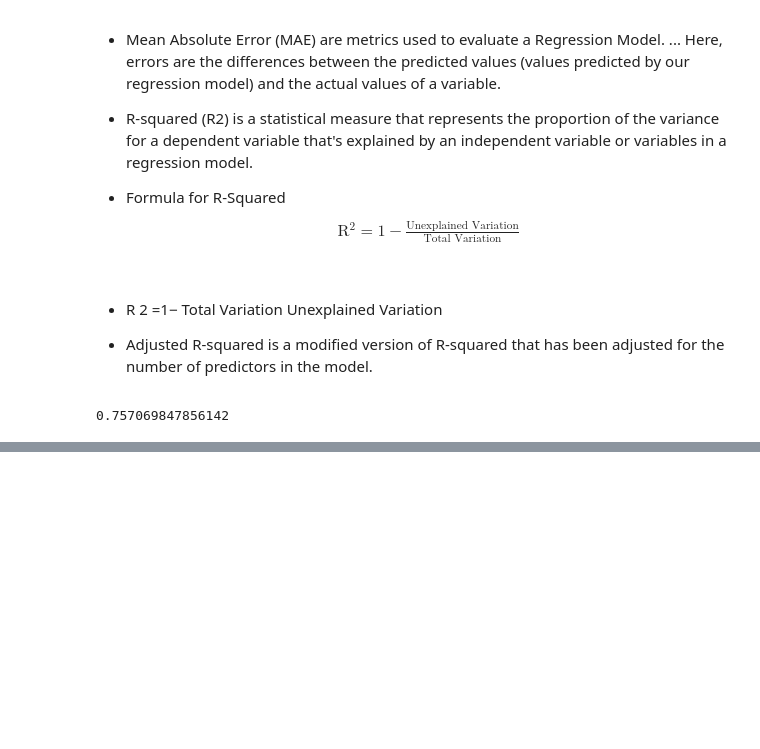
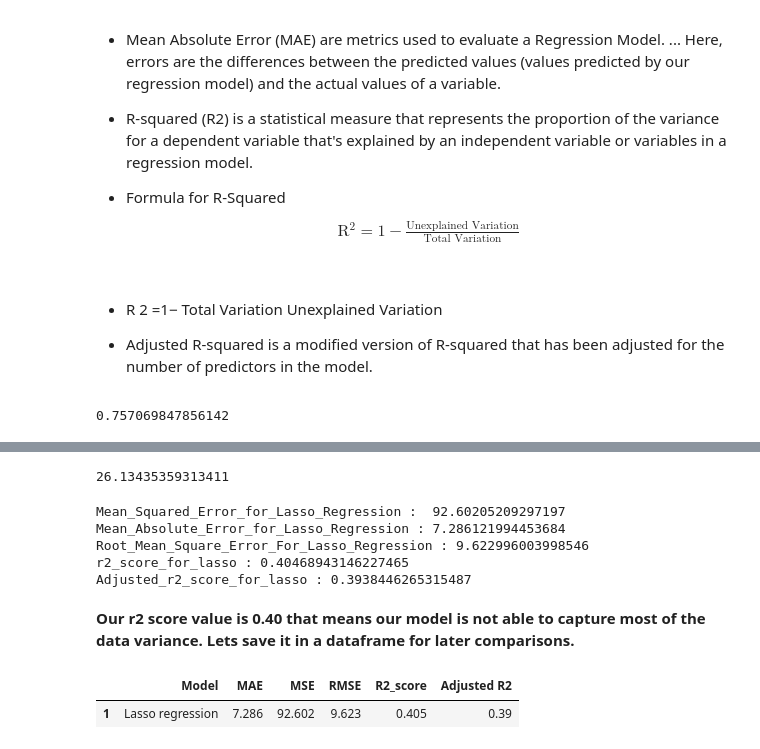
Before and after one commit to sksamima5/Bike-Sharing-Demand-Prediction-, a Jupyter notebook: Bike_Sharing_Demand_Prediction_Capstone_Project.ipynb, the cells around one changed output, grey strips where cells are left out. Cells and saved outputs as stored; diff of their text form; code cells hidden in the pictures; blank space fills up the shorter version.

```diff
--- a/Bike_Sharing_Demand_Prediction_Capstone_Project.ipynb
+++ b/Bike_Sharing_Demand_Prediction_Capstone_Project.ipynb
@@ -949,0 +1092,5 @@ y_pred_test = reg.predict(X_test)
+# %%
+#check the intercept
+lasso_reg.intercept_
+# %% [output]
+26.13435359313411
@@ -949,0 +1101,44 @@ y_pred_test = reg.predict(X_test)
+# %%
+#Calculate Mean Square Error
+MSE_for_lasso =  mean_squared_error(y_train, y_pred_train_lasso)
+print('Mean_Squared_Error_for_Lasso_Regression : ',MSE_for_lasso)
+
+#Calculate Mean Absolute error
+MAE_for_lasso = mean_absolute_error(y_train, y_pred_train_lasso)
+print('Mean_Absolute_Error_for_Lasso_Regression :' , MAE_for_lasso)
+
+#Calculate Root Mean Square Error
+RMSE_for_lasso = np.sqrt(MSE_for_lasso)
+print('Root_Mean_Square_Error_For_Lasso_Regression :', RMSE_for_lasso)
+
+#Calculate r2 Score
+r2_score_for_lasso = r2_score(y_train, y_pred_train_lasso)
+print('r2_score_for_lasso :', r2_score_for_lasso)
+
+#Calculate Adjusted r2 Score
+Adjusted_r2_score_for_lasso = (1-(1-r2_score(y_train, y_pred_train_lasso))*((X_test.shape[0]-1)/(X_test.shape[0]-X_test.shape[1]-1)) )
+print("Adjusted_r2_score_for_lasso :",1-(1-r2_score(y_train, y_pred_train_lasso))*((X_test.shape[0]-1)/(X_test.shape[0]-X_test.shape[1]-1)) )
+# %% [output]
+Mean_Squared_Error_for_Lasso_Regression :  92.60205209297197
+Mean_Absolute_Error_for_Lasso_Regression : 7.286121994453684
+Root_Mean_Square_Error_For_Lasso_Regression : 9.622996003998546
+r2_score_for_lasso : 0.40468943146227465
+Adjusted_r2_score_for_lasso : 0.3938446265315487
+# %% [markdown]
+**Our r2 score value is 0.40 that means our model is not able to capture most of the data variance. Lets save it in a dataframe for later comparisons.**
+# %%
+#Storing the traning set metrics value in a dataframe for later comparison
+dict3={'Model':'Lasso regression ',
+       'MAE':round((MAE_for_lasso),3),
+       'MSE':round((MSE_for_lasso),3),
+       'RMSE':round((RMSE_for_lasso),3),
+       'R2_score':round((r2_score_for_lasso),3),
+       'Adjusted R2':round((Adjusted_r2_score_for_lasso),2)
+       }
+
+#Creating traning result dataframe
+lasso_training_df=pd.DataFrame(dict3,index=[1])
+lasso_training_df
+# %% [output]
+|  | Model | MAE | MSE | RMSE | R2_score | Adjusted R2 |
+| 1 | Lasso regression | 7.286 | 92.602 | 9.623 | 0.405 | 0.39 |
```
Also changed, not shown: parts of 23 cells of this notebook.
